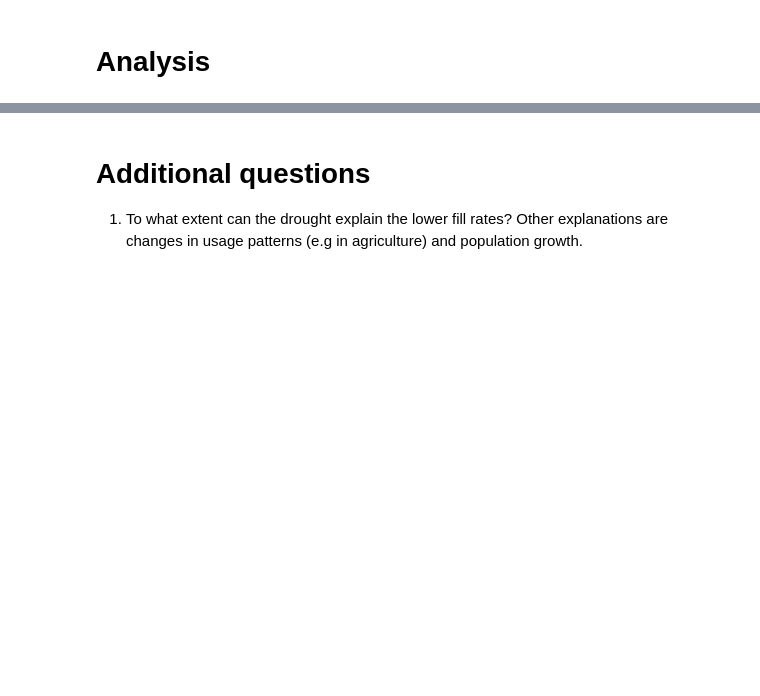
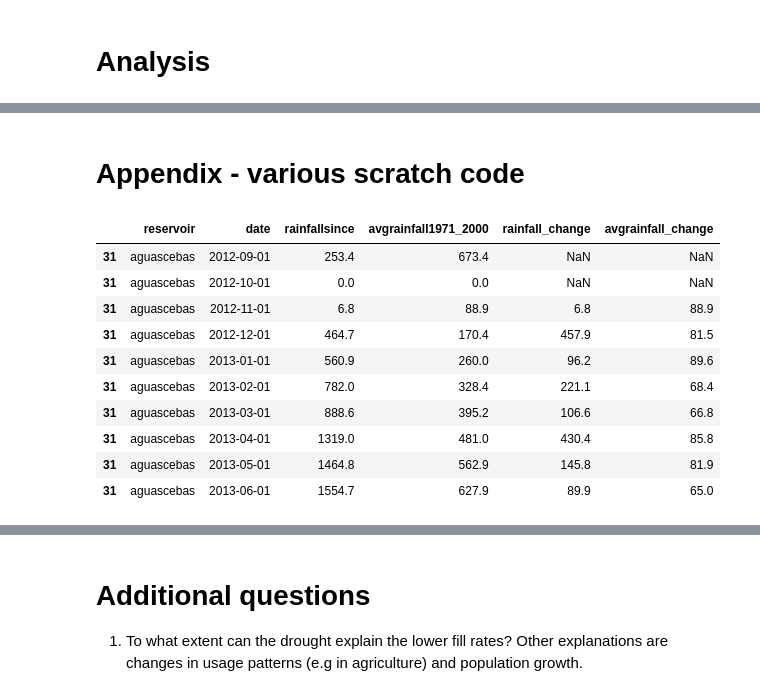
Before and after one commit to cgoldammer/andalucian-water, a Jupyter notebook: analysis.ipynb, the cells around one changed output, grey strips where cells are left out. Cells and saved outputs as stored; diff of their text form; code cells hidden in the pictures; blank space fills up the shorter version.

```diff
--- a/analysis.ipynb
+++ b/analysis.ipynb
@@ -70,0 +98,30 @@ chart
+# %% [markdown]
+# Appendix - various scratch code
+# %%
+group_vars = ['reservoir', 'year_climatic']
+df_all = df_all.sort_values(group_vars + ['date'])
+grouped = df_all.groupby(group_vars)
+df_all['rainfallsince_lag'] = grouped.rainfallsince.shift(1)
+df_all['avgrainfall1971_2000_lag'] = grouped.avgrainfall1971_2000.shift(1)
+
+df_all['rainfall_change'] = df_all['rainfallsince'] - df_all['rainfallsince_lag']
+df_all['avgrainfall_change'] = df_all['avgrainfall1971_2000'] - df_all['avgrainfall1971_2000_lag']
+
+# Quick validation
+cols = ['reservoir', 'date',
+        'rainfallsince', 'avgrainfall1971_2000',
+        'rainfall_change', 'avgrainfall_change', ]
+
+df_all[cols].head(10)
+# %% [output]
+|  | reservoir | date | rainfallsince | avgrainfall1971_2000 | rainfall_change | avgrainfall_change |
+| 31 | aguascebas | 2012-09-01 | 253.4 | 673.4 | NaN | NaN |
+| 31 | aguascebas | 2012-10-01 | 0.0 | 0.0 | NaN | NaN |
+| 31 | aguascebas | 2012-11-01 | 6.8 | 88.9 | 6.8 | 88.9 |
+| 31 | aguascebas | 2012-12-01 | 464.7 | 170.4 | 457.9 | 81.5 |
+| 31 | aguascebas | 2013-01-01 | 560.9 | 260.0 | 96.2 | 89.6 |
+| 31 | aguascebas | 2013-02-01 | 782.0 | 328.4 | 221.1 | 68.4 |
+| 31 | aguascebas | 2013-03-01 | 888.6 | 395.2 | 106.6 | 66.8 |
+| 31 | aguascebas | 2013-04-01 | 1319.0 | 481.0 | 430.4 | 85.8 |
+| 31 | aguascebas | 2013-05-01 | 1464.8 | 562.9 | 145.8 | 81.9 |
+| 31 | aguascebas | 2013-06-01 | 1554.7 | 627.9 | 89.9 | 65.0 |
```
Also changed, not shown: parts of 10 cells of this notebook.
